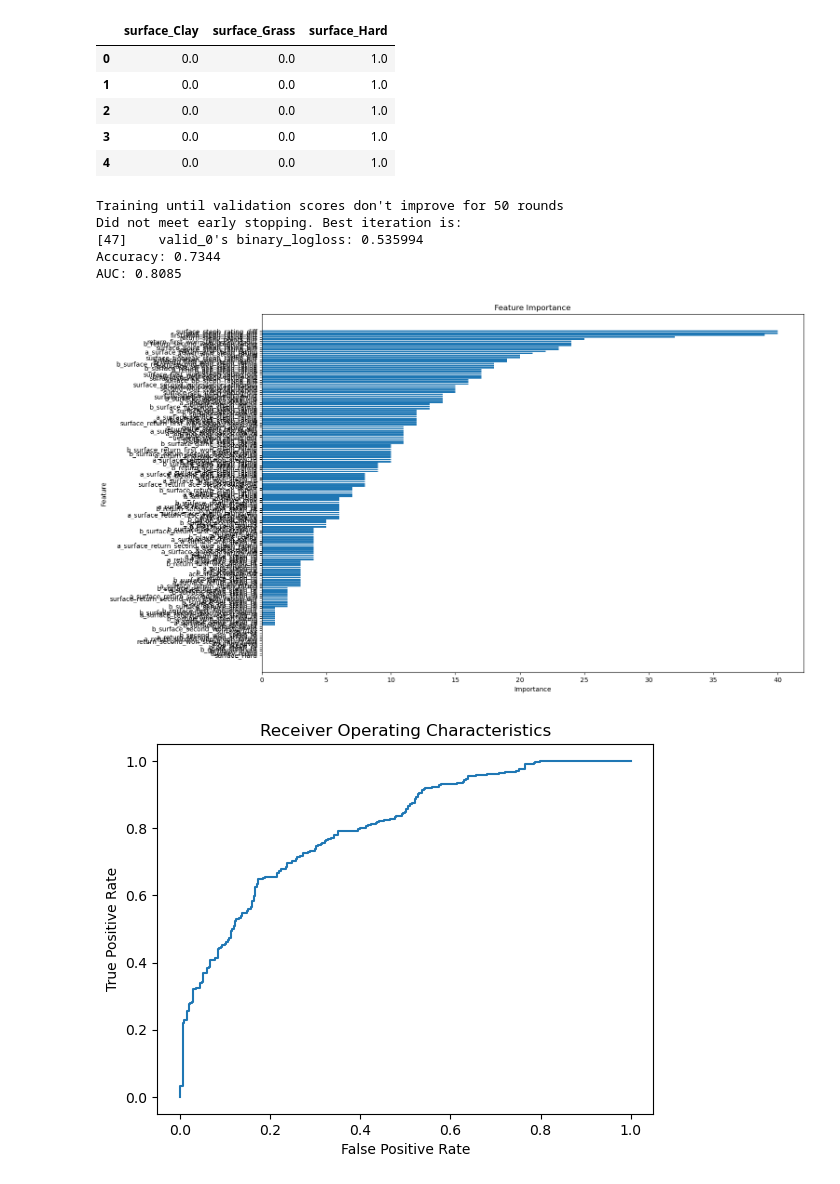
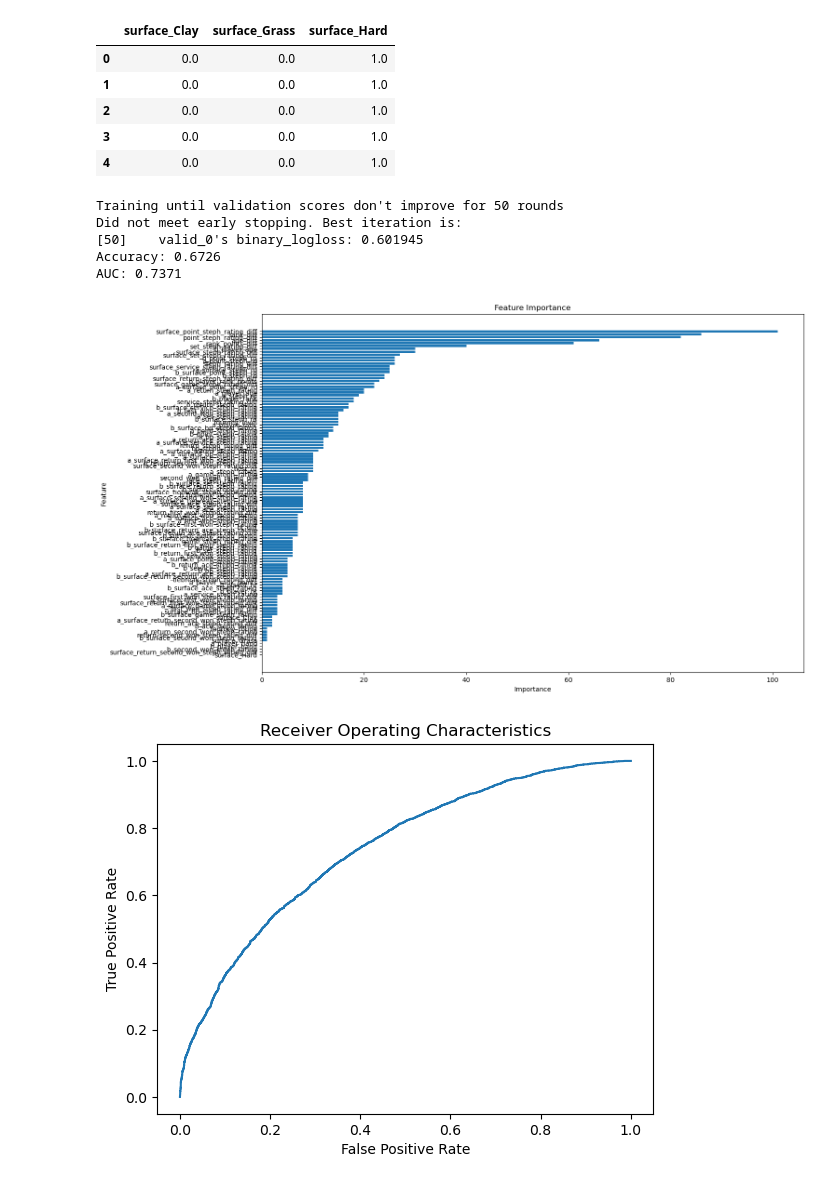
Before and after one commit to dsw225/TennisPredictionModel, a Jupyter notebook: breakpoint/analyzers/New/tennis_analyzer_lightGBM.ipynb, the cells around one changed output. Cells and saved outputs as stored; diff of their text form; code cells hidden in the pictures.

```diff
--- a/breakpoint/analyzers/New/tennis_analyzer_lightGBM.ipynb
+++ b/breakpoint/analyzers/New/tennis_analyzer_lightGBM.ipynb
@@ -60,12 +60,12 @@ end_date = datetime.strptime(end, '%Y%m%d').date()
 
 RD_CUTOFF = 360
 
-df = pd.read_csv('../../testcsvs/StephFixRP25.csv')
+df = pd.read_csv('../../testcsvs/StephFixDouble25.csv')
 df['tourney_date'] = pd.to_datetime(df['tourney_date']).dt.date
 df = df[(df['tourney_date'] >= start_date) & (df['tourney_date'] <= end_date)]
 # df = df[(df['a_glicko_rd'] <= RD_CUTOFF) & (df['b_glicko_rd'] <= RD_CUTOFF)]
 
-df = df.drop(['tourney_id', 'tourney_name', 'match_num', 'tourney_date', 'a_player_name', 'b_player_name', 'a_player_id', 'a_player_slug', 'b_player_id', 'b_player_slug', 'sets', 'games', 'tiebreaks'], axis=1)
+df = df.drop(['tourney_id', 'tourney_name', 'match_num', 'tourney_date', 'a_player_name', 'b_player_name', 'a_player_id', 'a_player_slug', 'b_player_id', 'b_player_slug', 'sets', 'games', 'tiebreaks', 'point_diff'], axis=1)
 # print(df.duplicated().sum())
 
 print(len(df))
@@ -159,8 +159,8 @@ import lightgbm as lgb
 # Data cleaning and filtering
 df = df.dropna()
 # Uncomment and use if necessary
-# df = df[(df['surface_Hard'] == 1.0)]
-df = df[(df['tourney_level'] == 6)]
+# df = df[(df['surface_Grass'] == 1.0)]
+# df = df[(df['tourney_level'] == 6)]
 
 # Extract odds before dropping them from df
 odds_df = df[['a_odds', 'b_odds']].copy()
@@ -168,9 +168,15 @@ odds_df.index = df.index  # Ensure proper indexing
 
 df = df.drop(columns=['a_odds', 'b_odds'])  # Remove odds from feature set
 
+
 # Define features and target
 y = df.pop('a_b_win').values
+
+# df = df[[col for col in df.columns if "diff" not in col]]
+
 X = df.values  # Use NumPy array for better efficiency
+
+
 
 # Normalize features
 # scaler = StandardScaler()
@@ -222,38 +228,38 @@ plt.show()
 # Save model
 model.save_model('lightgbm_model.txt')
 
 # Predictions
 y_pred = model.predict(X_test)
 
 # Ensure correct odds indexing
 odds_test = odds_df.loc[idx_test].values
 
 # Create results DataFrame
 results_df = pd.DataFrame({
     'Actual': y_test,
     'Predicted': y_pred,
     'A_Odds': odds_test[:, 0],
     'B_Odds': odds_test[:, 1]
 })
 
 # Save predictions
 # results_df.to_csv('predictions_with_odds.csv', index=False)
 
 # Plot ROC curve
 fpr, tpr, _ = roc_curve(y_test, y_pred)  # Use probabilities
 plt.plot(fpr, tpr)
 plt.title("Receiver Operating Characteristics")
 plt.xlabel("False Positive Rate")
 plt.ylabel("True Positive Rate")
 plt.show()
 # %% [output]
 Training until validation scores don't improve for 50 rounds
 Did not meet early stopping. Best iteration is:
-[47]    valid_0's binary_logloss: 0.535994
-Accuracy: 0.7344
-AUC: 0.8085
+[50]    valid_0's binary_logloss: 0.601945
+Accuracy: 0.6726
+AUC: 0.7371
-[figure, old version]
+[figure, new version]
-[figure, old version]
+[figure, new version]
 # %%
 # Display the DataFrame
 # results_df.head()
```
Also changed, not shown: parts of 3 cells of this notebook, 12 other files.
